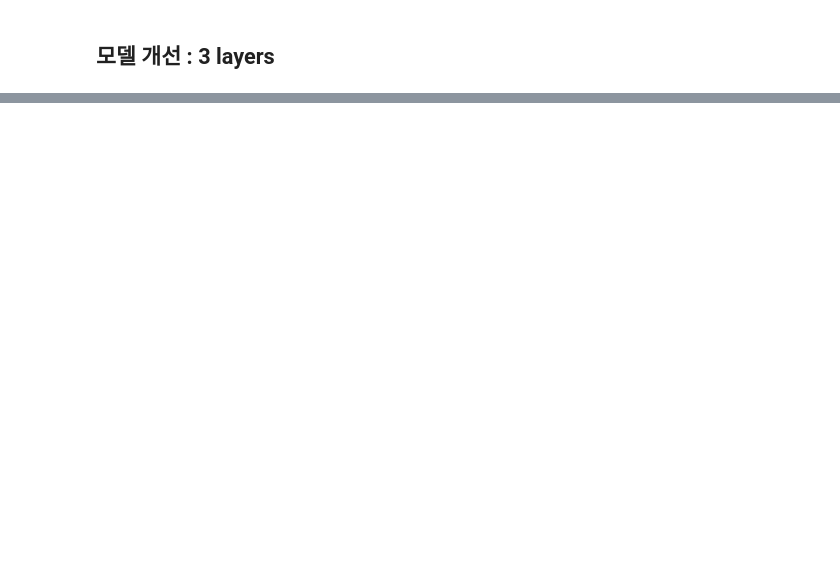
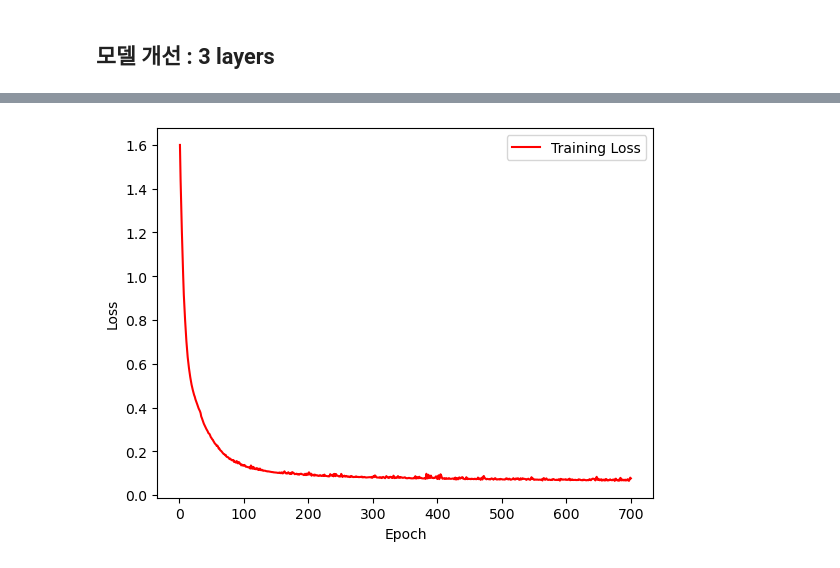
Before and after one commit to JiEung2/gcp_lab_06, a Jupyter notebook: 02_CNN_Keras/Keras DNN 실습과제 답안 - 03.ipynb, the cells around one changed output, grey strips where cells are left out. Cells and saved outputs as stored; diff of their text form; code cells hidden in the pictures; blank space fills up the shorter version.

```diff
--- a/02_CNN_Keras/Keras DNN 실습과제 답안 - 03.ipynb
+++ b/02_CNN_Keras/Keras DNN 실습과제 답안 - 03.ipynb
@@ -193,0 +204,18 @@ Accuracy 1.0
+# %%
+# species_list =['"setosa"','"versicolor"','"virginica"']
+# xy = np.loadtxt('iris.csv',delimiter=',',dtype=np.str,skiprows=1)
+
+x_train = np.float32(xy[:35,1:-1])
+x_train = np.append(x_train , np.float32(xy[50:85,1:-1]),0)
+x_train = np.append(x_train , np.float32(xy[100:135,1:-1]),0) # [105,4]
+
+y_train = xy[:35,[-1] ]
+y_train = np.append(y_train, xy[50:85,[-1]],0)
+y_train = np.append(y_train, xy[100:135,[-1]],0) # [105,1]
+
+for i in range(105):
+    y_train[i,-1] = np.int32(species_list.index(y_train[i,-1]))
+
+y_train = y_train.astype(np.int32)
+
+print(x_train.shape,y_train.shape)
@@ -193,0 +241,13 @@ Accuracy 1.0
+# %%
+# 모델 구현
+model = tf.keras.Sequential([
+    tf.keras.layers.Dense(units=40, input_shape=[4,],activation='relu'),
+    tf.keras.layers.Dense(units=20, activation='relu'),
+    tf.keras.layers.Dense(units=3,activation='softmax')
+])
+
+model.compile(optimizer='adam',
+              loss='sparse_categorical_crossentropy',
+              metrics=['accuracy'])
+
+model.summary()
@@ -193,0 +270,3 @@ Accuracy 1.0
+# %%
+# 학습
+history = model.fit(x_train, y_train, epochs=700)
@@ -193,0 +291,10 @@ Accuracy 1.0
+# %%
+# 시각화
+epoch_count = range(1, len(history.history['loss']) + 1)
+plt.plot(epoch_count, history.history['loss'], 'r-')
+plt.legend(['Training Loss'])
+plt.xlabel('Epoch')
+plt.ylabel('Loss')
+plt.show()
+# %% [output]
+[figure, added]
```
Also changed, not shown: parts of 16 cells of this notebook.
